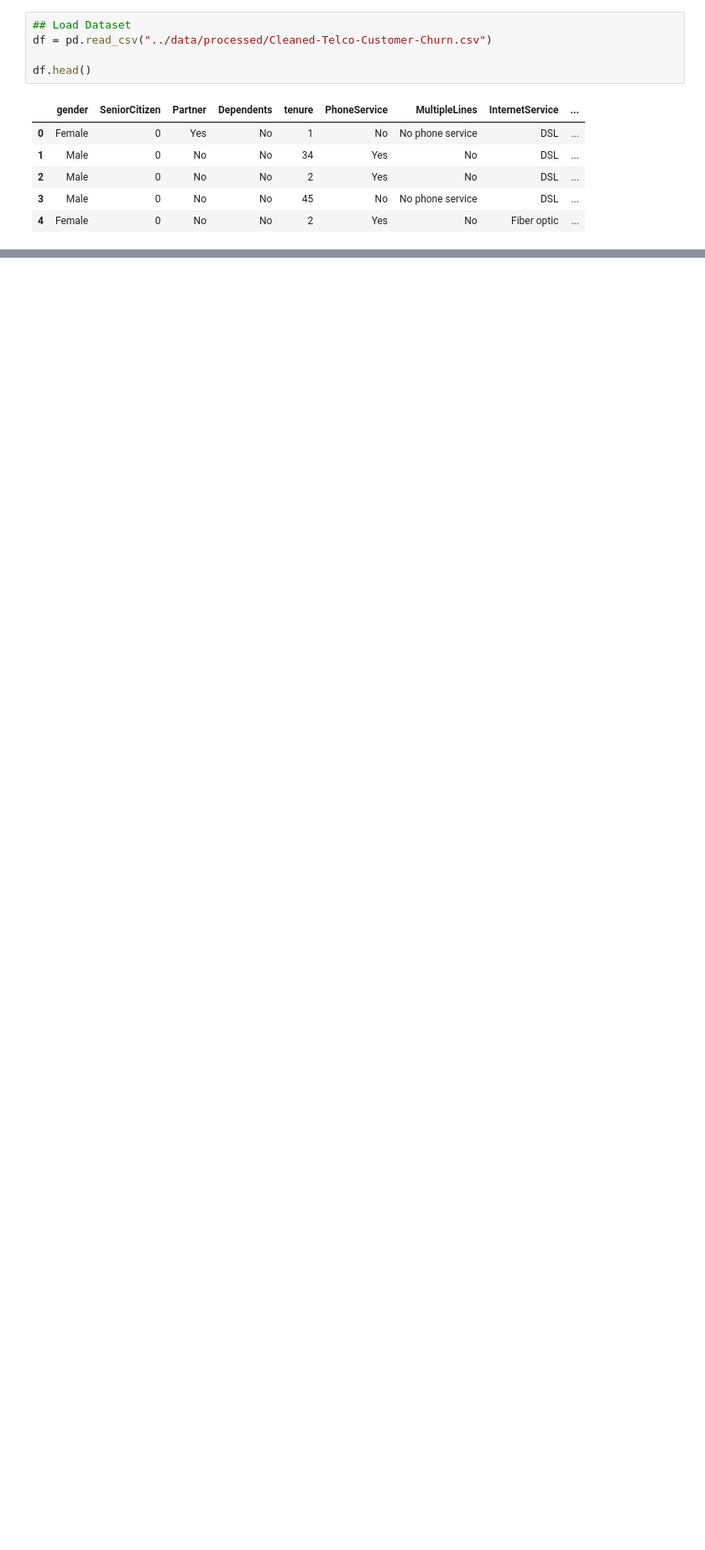
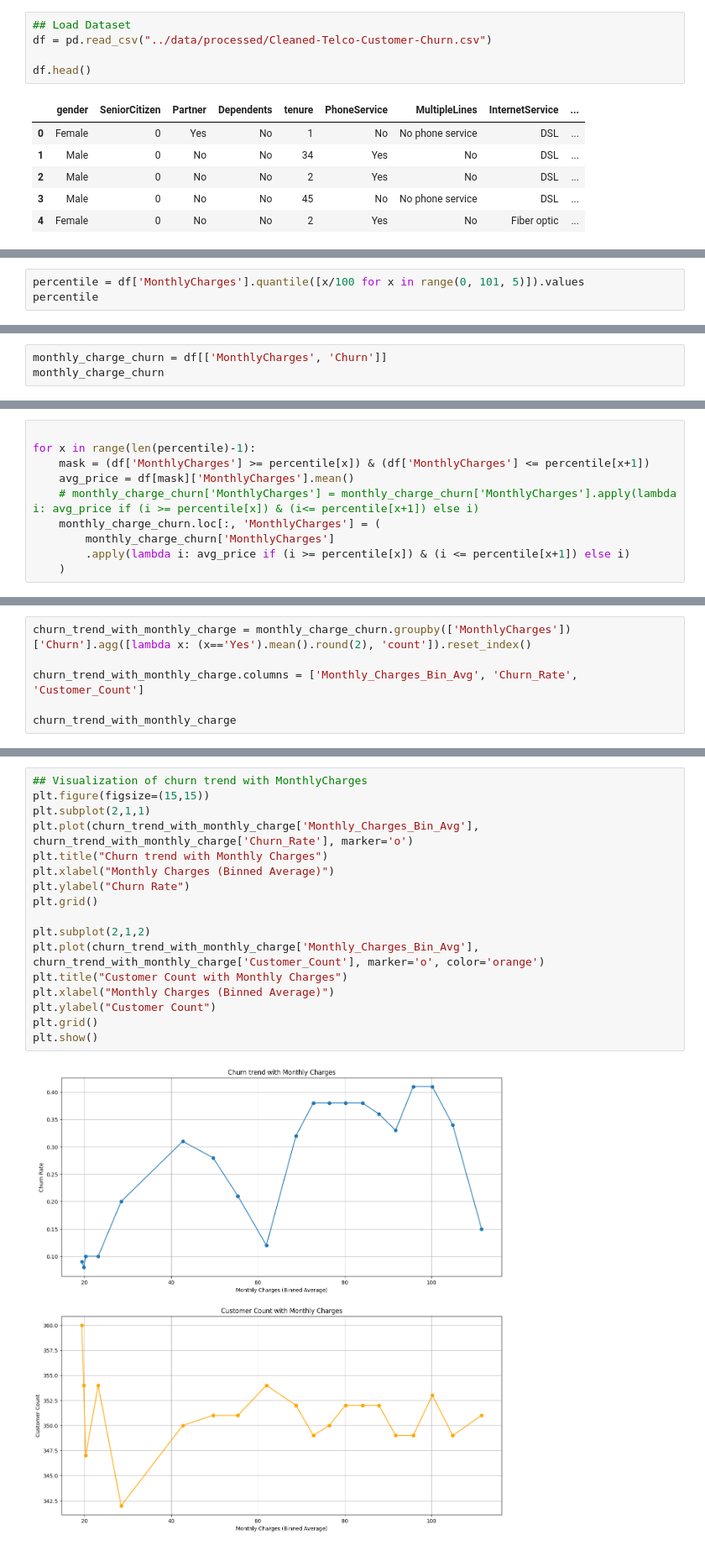
Before and after one commit to apabritamaity/data-analyst-portfolio, a Jupyter notebook: customer-churn-analysis/notebooks/06_EDA_Contract_Billing_&_Pricing_Analysis.ipynb, the cells around one changed output, grey strips where cells are left out. Shown at 84% size. Cells and saved outputs as stored; diff of their text form; blank space fills up the shorter version.

```diff
--- a/customer-churn-analysis/notebooks/06_EDA_Contract_Billing_&_Pricing_Analysis.ipynb
+++ b/customer-churn-analysis/notebooks/06_EDA_Contract_Billing_&_Pricing_Analysis.ipynb
@@ -20,0 +82,3 @@ df.head()
+# %%
+percentile = df['MonthlyCharges'].quantile([x/100 for x in range(0, 101, 5)]).values
+percentile
@@ -20,0 +89,3 @@ df.head()
+# %%
+monthly_charge_churn = df[['MonthlyCharges', 'Churn']]
+monthly_charge_churn
@@ -20,0 +106,10 @@ df.head()
+# %%
+
+for x in range(len(percentile)-1):
+    mask = (df['MonthlyCharges'] >= percentile[x]) & (df['MonthlyCharges'] <= percentile[x+1])
+    avg_price = df[mask]['MonthlyCharges'].mean()
+    # monthly_charge_churn['MonthlyCharges'] = monthly_charge_churn['MonthlyCharges'].apply(lambda i: avg_price if (i >= percentile[x]) & (i<= percentile[x+1]) else i)
+    monthly_charge_churn.loc[:, 'MonthlyCharges'] = (
+        monthly_charge_churn['MonthlyCharges']
+        .apply(lambda i: avg_price if (i >= percentile[x]) & (i <= percentile[x+1]) else i)
+    )
@@ -20,0 +132,6 @@ df.head()
+# %%
+churn_trend_with_monthly_charge = monthly_charge_churn.groupby(['MonthlyCharges'])['Churn'].agg([lambda x: (x=='Yes').mean().round(2), 'count']).reset_index()
+
+churn_trend_with_monthly_charge.columns = ['Monthly_Charges_Bin_Avg', 'Churn_Rate', 'Customer_Count']
+
+churn_trend_with_monthly_charge
@@ -20,0 +156,19 @@ df.head()
+# %%
+## Visualization of churn trend with MonthlyCharges
+plt.figure(figsize=(15,15))
+plt.subplot(2,1,1)
+plt.plot(churn_trend_with_monthly_charge['Monthly_Charges_Bin_Avg'], churn_trend_with_monthly_charge['Churn_Rate'], marker='o')
+plt.title("Churn trend with Monthly Charges")
+plt.xlabel("Monthly Charges (Binned Average)")
+plt.ylabel("Churn Rate")
+plt.grid()
+
+plt.subplot(2,1,2)
+plt.plot(churn_trend_with_monthly_charge['Monthly_Charges_Bin_Avg'], churn_trend_with_monthly_charge['Customer_Count'], marker='o', color='orange')
+plt.title("Customer Count with Monthly Charges")
+plt.xlabel("Monthly Charges (Binned Average)")
+plt.ylabel("Customer Count")
+plt.grid()
+plt.show()
+# %% [output]
+[figure, added]
```
Also changed, not shown: parts of 23 cells of this notebook.
